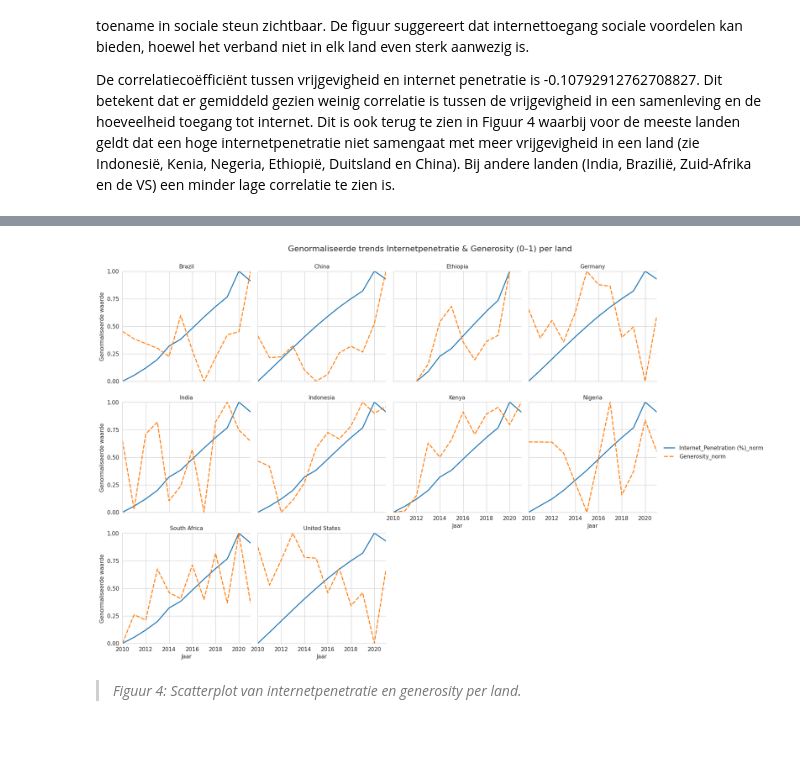
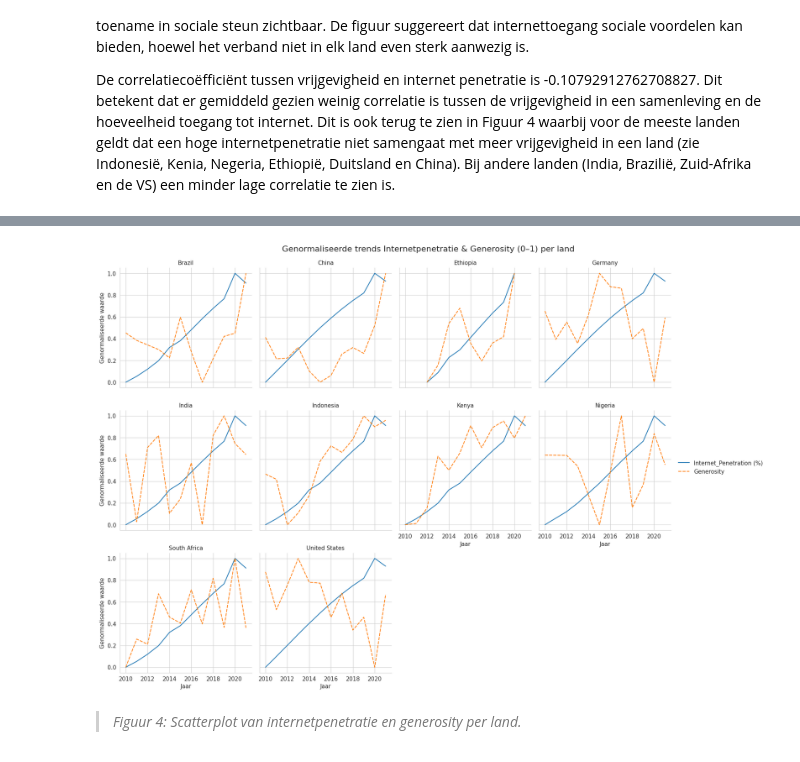
Before and after one commit to sebastianrociu/data-story, a Jupyter notebook: docs/format.ipynb, the cells around one changed output, grey strips where cells are left out. Saved outputs shown, nothing was run; the diff lists cells and outputs as text; code cells hidden in the pictures.

```diff
--- a/docs/format.ipynb
+++ b/docs/format.ipynb
@@ -325,89 +283,25 @@ Figuur 3 laat per land de jaarlijkse ontwikkeling zien van internetpenetratie en
 
 De correlatiecoëfficiënt tussen vrijgevigheid en internet penetratie is -0.10792912762708827. Dit betekent dat er gemiddeld gezien weinig correlatie is tussen de vrijgevigheid in een samenleving en de hoeveelheid toegang tot internet. Dit is ook terug te zien in Figuur 4 waarbij voor de meeste landen geldt dat een hoge internetpenetratie niet samengaat met meer vrijgevigheid in een land (zie Indonesië, Kenia, Negeria, Ethiopië, Duitsland en China). Bij andere landen (India, Brazilië, Zuid-Afrika en de VS) een minder lage correlatie te zien is.
 # %%
-internet_df["Country"] = internet_df["Country"].replace({"USA": "United States"})
-internet_df["Date"]    = pd.to_datetime(internet_df["Date"])
-internet_df["Year"]    = internet_df["Date"].dt.year
+df = DATA["internet_generos"].copy()
 
-internet_yearly = (
-    internet_df
-    .groupby(["Country", "Year"])["Internet_Penetration (%)"]
-    .mean()
-    .reset_index()
+valid_cty = df.groupby("Country").filter(lambda x: len(x) >= 5)
+corr = valid_cty["Internet_Penetration (%)"].corr(valid_cty["Generosity"])
+print(f"Correlatie wereldwijd: {corr:.3f}")
+
+for col in ["Internet_Penetration (%)", "Generosity"]:
+    valid_cty[col] = valid_cty.groupby("Country")[col] \
+                     .transform(lambda s: (s - s.min()) / (s.max() - s.min()))
+
+plot_df = valid_cty.melt(
+    id_vars=["Country", "Year"],
+    value_vars=["Internet_Penetration (%)", "Generosity"],
+    var_name="Metric", value_name="NormValue"
 )
 
-happiness_df.rename(columns={"Country name": "Country", "year": "Year"}, inplace=True)
-happiness_yearly = (
-    happiness_df
-    .groupby(["Country", "Year"])["Generosity"]
-    .mean()
-    .reset_index()
-)
-
-df = pd.merge(internet_yearly, happiness_yearly, on=["Country", "Year"], how="inner")
-
-valid_countries = (
-    df.groupby("Country")
-      .filter(lambda x: len(x) >= 5)["Country"]
-      .unique()
-)
-df = df[df["Country"].isin(valid_countries)]
-
-corr = df["Internet_Penetration (%)"].corr(df["Generosity"])
-print(f"Pearson-correlatie Internetpenetratie vs. Generosity: {corr:.3f}")
-
-
-for col in ["Internet_Penetration (%)", "Generosity"]:
-    df[col + "_norm"] = (
-        df.groupby("Country")[col]
-          .transform(lambda s: (s - s.min()) / (s.max() - s.min()))
-    )
-
-plot_df = df.melt(
-    id_vars=["Country", "Year"],
-    value_vars=["Internet_Penetration (%)_norm", "Generosity_norm"],
-    var_name="Metric",
-    value_name="NormValue",
-)
-
-sns.set_style("whitegrid")
-
-palette = {
-    "Internet_Penetration (%)_norm": "#1f77b4",
-    "Generosity_norm": "#ff7f0e",
-}
-
-g = sns.FacetGrid(
-    plot_df,
-    col="Country",
-    col_wrap=4,
-    height=4,
-    sharex=True,
-    sharey=True,
-    legend_out=True,
-)
-
-g.map_dataframe(
-    sns.lineplot,
-    x="Year",
-    y="NormValue",
-    hue="Metric",
-    style="Metric",
-    palette=palette,
-    linewidth=2,
-)
-
-g.set(
-    xlim=(2010, 2021),
-    xticks=[2010, 2012, 2014, 2016, 2018, 2020],
-    ylim=(0, 1),
-    yticks=[0, 0.25, 0.5, 0.75, 1],
-)
-g.set_axis_labels("Jaar", "Genormaliseerde waarde")
-g.set_titles("{col_name}")
-g.add_legend(title="", frameon=False)
-
-plt.subplots_adjust(top=0.92)
-g.fig.suptitle("Genormaliseerde trends Internetpenetratie & Generosity (0–1) per land", fontsize=16)
+g = sns.FacetGrid(plot_df, col="Country", col_wrap=4, height=4, sharey=True)
+g.map_dataframe(sns.lineplot, x="Year", y="NormValue", hue="Metric", style="Metric")
+g.add_legend(); g.set_axis_labels("Jaar", "Genormaliseerde waarde"); g.set_titles("{col_name}")
+g.fig.suptitle("Genormaliseerde trends Internetpenetratie & Generosity (0–1) per land",fontsize=16 , y=1.02)
 plt.show()
 # %% [output]
@@ -415,4 +309,4 @@ Pearson-correlatie Internetpenetratie vs. Generosity: 0.033
-[figure, old version]
+[figure, new version]
 # %% [markdown]
 > *Figuur 4: Scatterplot van internetpenetratie en generosity per land.*
 # %% [markdown]
```
Also changed, not shown: parts of 14 cells of this notebook.
